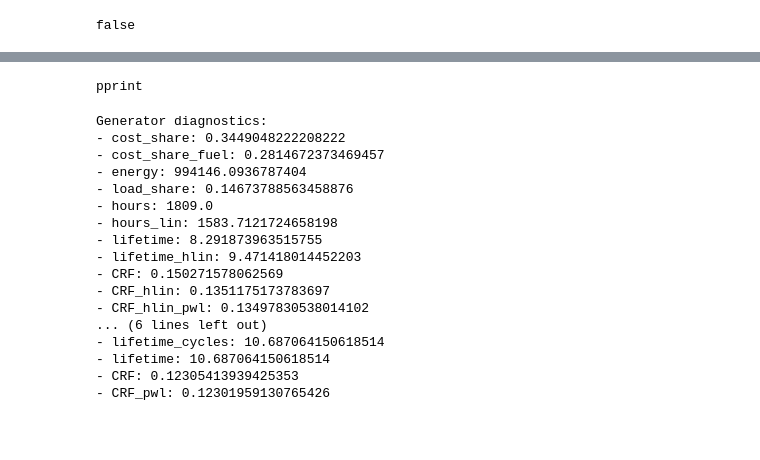
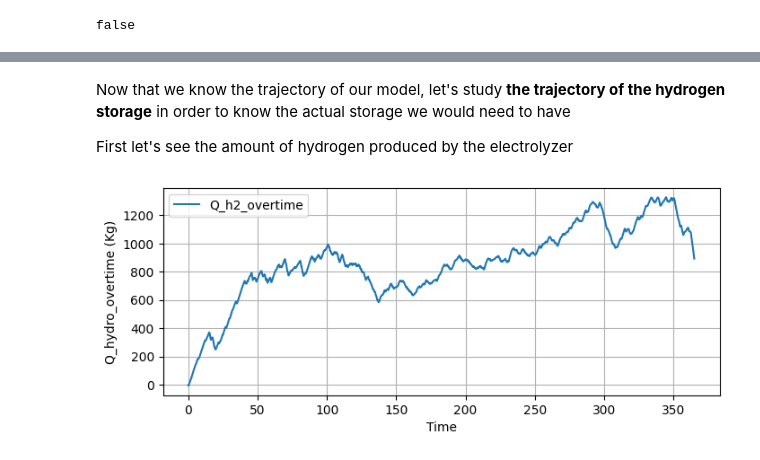
Before and after one commit to pierre-haessig/Microgrids.JuMP, a Jupyter notebook: Microgrid_optimization_JuMP.ipynb, the cells around one changed output, grey strips where cells are left out. Drawn from its saved outputs; the diff is of its cells as text; code cells hidden in the pictures; blank space fills up the shorter version.

Commit message:
Working single execution model

```diff
--- a/Microgrid_optimization_JuMP.ipynb
+++ b/Microgrid_optimization_JuMP.ipynb
@@ -955,13 +1017,10 @@ function simulate_alg(mg::Microgrid, md, smoothing::Smoothing=NoSmoothing)
 end
 # %% [output]
 simulate_alg
-# %%
-# Paste back sizing in Microgrid project description
-mg.generator.power_rated = value(power_rated_gen)
-mg.storage.energy_rated = value(energy_rated_sto)
-mg.nondispatchables[1].power_rated = value(power_rated_pv)
-mg.nondispatchables[2].power_rated = value(power_rated_wind)
-# Emulate model_data dict which is output of optim_mg_jump used below
-md = Dict("Pnl" => Pnl, "Pshed" => Pshed, "renew_potential" => renew_potential,
-          "Pgen" => Pgen, "Esto" => Esto, "Psto_dis" => Psto_dis, "Psto_cha" => Psto_cha,
-          "Pspill" => Pspill);
+# %%
+x_opti = [value(power_rated_fc), value(power_rated_ele), value(energy_rated_sto), value(power_rated_wind), value(power_rated_pv)]
+mg_opti = create_microgrid(x_opti)
+# Emulate model_data dict which is output of optim_mg_jump used below
+md = Dict("Pnl" => Pnl, "Pshed" => Pshed, "renew_potential" => renew_potential,
+        "Pgen" => value(0), "Pele" => Pele, "Pfc" => Pfc, "Esto" => Esto, "Psto_dis" => Psto_dis, "Psto_cha" => Psto_cha,
+        "Pspill" => Pspill);
@@ -971,10 +1034,10 @@ Three different simulations:
 - without smoothing
 - with smoothing, but using linear salvage formula
 # %%
-mg.project.salvage_type = ConsistentSalvage # needed only to rerun the cell
-traj, stats, costs = simulate_alg(mg, md, Smoothing(transition=1.0, gain=relax_gain));
+#mg.project.salvage_type = ConsistentSalvage # needed only to rerun the cell
+traj_opt, stats_opt, costs_opt = simulate_alg(mg_opti, md, relax_gain)
 
-traj, stats_ns, costs_ns = simulate_alg(mg, md, NoSmoothing);
+traj_ns, stats_ns, costs_ns    = simulate_alg(mg_opti, md, 0.0);
 
-mg.project.salvage_type = LinearSalvage
-_, _, costs_linsal = simulate_alg(mg, md, Smoothing(transition=1.0, gain=relax_gain));
+#mg.project.salvage_type = LinearSalvage
+#_, _, costs_linsal = simulate_alg(mg_opti, md, relax_gain);
@@ -980,0 +1046,2 @@ _, _, costs_linsal = simulate_alg(mg, md, Smoothing(transition=1.0, gain=relax_g
+# %%
+Q, max_Q, cost_Q = Q_hydro_overtime(mg, md, 400, td);
@@ -1122,34 +1142,14 @@ xalg
-# %%
-"pretty-print NamedTuple or Dict"
-function pprint(d, title=nothing)
-    if title !== nothing
-        println("$title:")
-    end
-    for k in keys(d)
-        println("- $k: ", d[k])
-    end
-end
-# %% [output]
-pprint
-# %%
-pprint(diagnostics.generator, "Generator diagnostics")
-println()
-pprint(diagnostics.storage, "Storage diagnostics")
-# %% [output]
-Generator diagnostics:
-- cost_share: 0.3449048222208222
-- cost_share_fuel: 0.2814672373469457
-- energy: 994146.0936787404
-- load_share: 0.14673788563458876
-- hours: 1809.0
-- hours_lin: 1583.7121724658198
-- lifetime: 8.291873963515755
-- lifetime_hlin: 9.471418014452203
-- CRF: 0.150271578062569
-- CRF_hlin: 0.1351175173783697
-- CRF_hlin_pwl: 0.13497830538014102
-... (6 lines left out)
-- lifetime_cycles: 10.687064150618514
-- lifetime: 10.687064150618514
-- CRF: 0.12305413939425353
-- CRF_pwl: 0.12301959130765426
+# %% [markdown]
+Now that we know the trajectory of our model, let's study **the trajectory of the hydrogen storage** in order to know the actual storage we would need to have
+
+First let's see the amount of hydrogen produced by the electrolyzer
+# %%
+fig, ax1 = subplots(figsize = (8,3))
+
+ax1.plot(td, value.(Q), label="Q_h2_overtime")
+ax1.set_xlabel("Time")
+ax1.set_ylabel("Q_hydro_overtime (Kg)")
+ax1.legend()
+ax1.grid()
+# %% [output]
+[figure, added]
```
Also changed, not shown: parts of 77 cells of this notebook, 1 other file.
